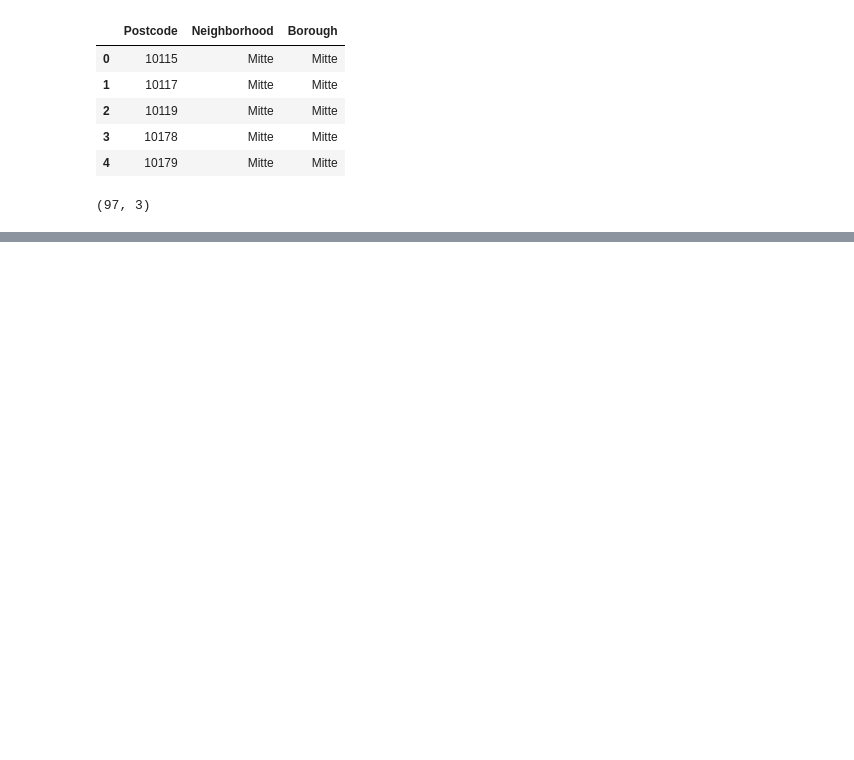
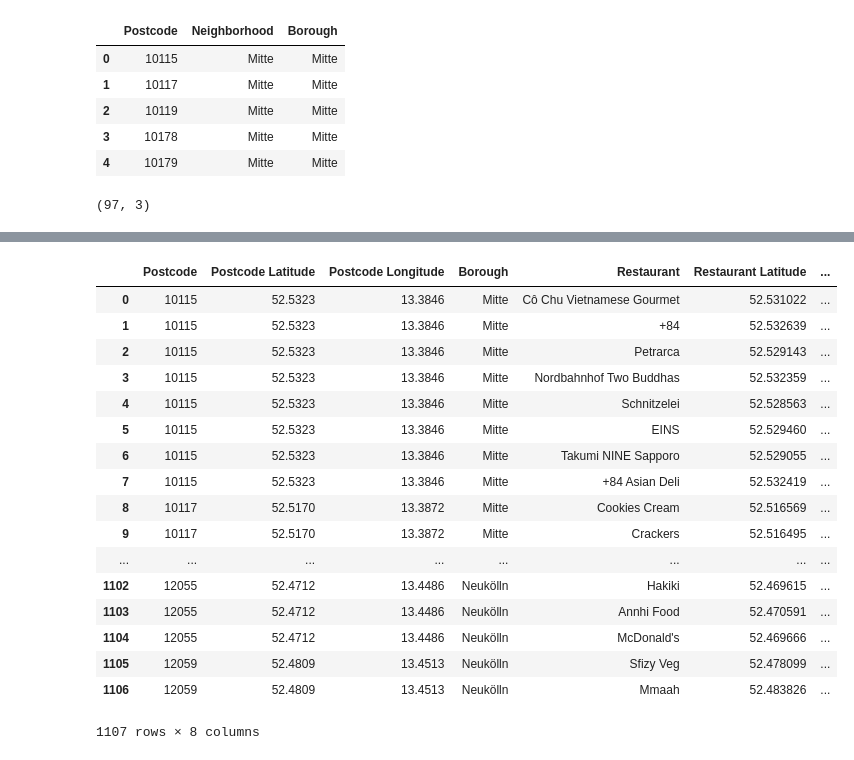
Before and after one commit to etk70182/berlin_restaurants, a Jupyter notebook: Untitled.ipynb, the cells around one changed output, grey strips where cells are left out. Cells and saved outputs as stored; diff of their text form; code cells hidden in the pictures; blank space fills up the shorter version.

```diff
--- a/Untitled.ipynb
+++ b/Untitled.ipynb
@@ -40,0 +162,12 @@ df.shape
+# %%
+# function that extracts the category of the venue
+def get_category_type(row):
+    try:
+        categories_list = row['categories']
+    except:
+        categories_list = row['venue.categories']
+
+    if len(categories_list) == 0:
+        return None
+    else:
+        return categories_list[0]['name']
@@ -40,0 +293,21 @@ df.shape
+# %%
+berlin_restaurants.reset_index(drop=True)
+# %% [output]
+|  | Postcode | Postcode Latitude | Postcode Longitude | Borough | Restaurant | Restaurant Latitude | ... |
+| 0 | 10115 | 52.5323 | 13.3846 | Mitte | Cô Chu Vietnamese Gourmet | 52.531022 | ... |
+| 1 | 10115 | 52.5323 | 13.3846 | Mitte | +84 | 52.532639 | ... |
+| 2 | 10115 | 52.5323 | 13.3846 | Mitte | Petrarca | 52.529143 | ... |
+| 3 | 10115 | 52.5323 | 13.3846 | Mitte | Nordbahnhof Two Buddhas | 52.532359 | ... |
+| 4 | 10115 | 52.5323 | 13.3846 | Mitte | Schnitzelei | 52.528563 | ... |
+| 5 | 10115 | 52.5323 | 13.3846 | Mitte | EINS | 52.529460 | ... |
+| 6 | 10115 | 52.5323 | 13.3846 | Mitte | Takumi NINE Sapporo | 52.529055 | ... |
+| 7 | 10115 | 52.5323 | 13.3846 | Mitte | +84 Asian Deli | 52.532419 | ... |
+| 8 | 10117 | 52.5170 | 13.3872 | Mitte | Cookies Cream | 52.516569 | ... |
+| 9 | 10117 | 52.5170 | 13.3872 | Mitte | Crackers | 52.516495 | ... |
+| ... | ... | ... | ... | ... | ... | ... | ... |
+| 1102 | 12055 | 52.4712 | 13.4486 | Neukölln | Hakiki | 52.469615 | ... |
+| 1103 | 12055 | 52.4712 | 13.4486 | Neukölln | Annhi Food | 52.470591 | ... |
+| 1104 | 12055 | 52.4712 | 13.4486 | Neukölln | McDonald's | 52.469666 | ... |
+| 1105 | 12059 | 52.4809 | 13.4513 | Neukölln | Sfizy Veg | 52.478099 | ... |
+| 1106 | 12059 | 52.4809 | 13.4513 | Neukölln | Mmaah | 52.483826 | ... |
+1107 rows × 8 columns
```
Also changed, not shown: parts of 38 cells of this notebook.
